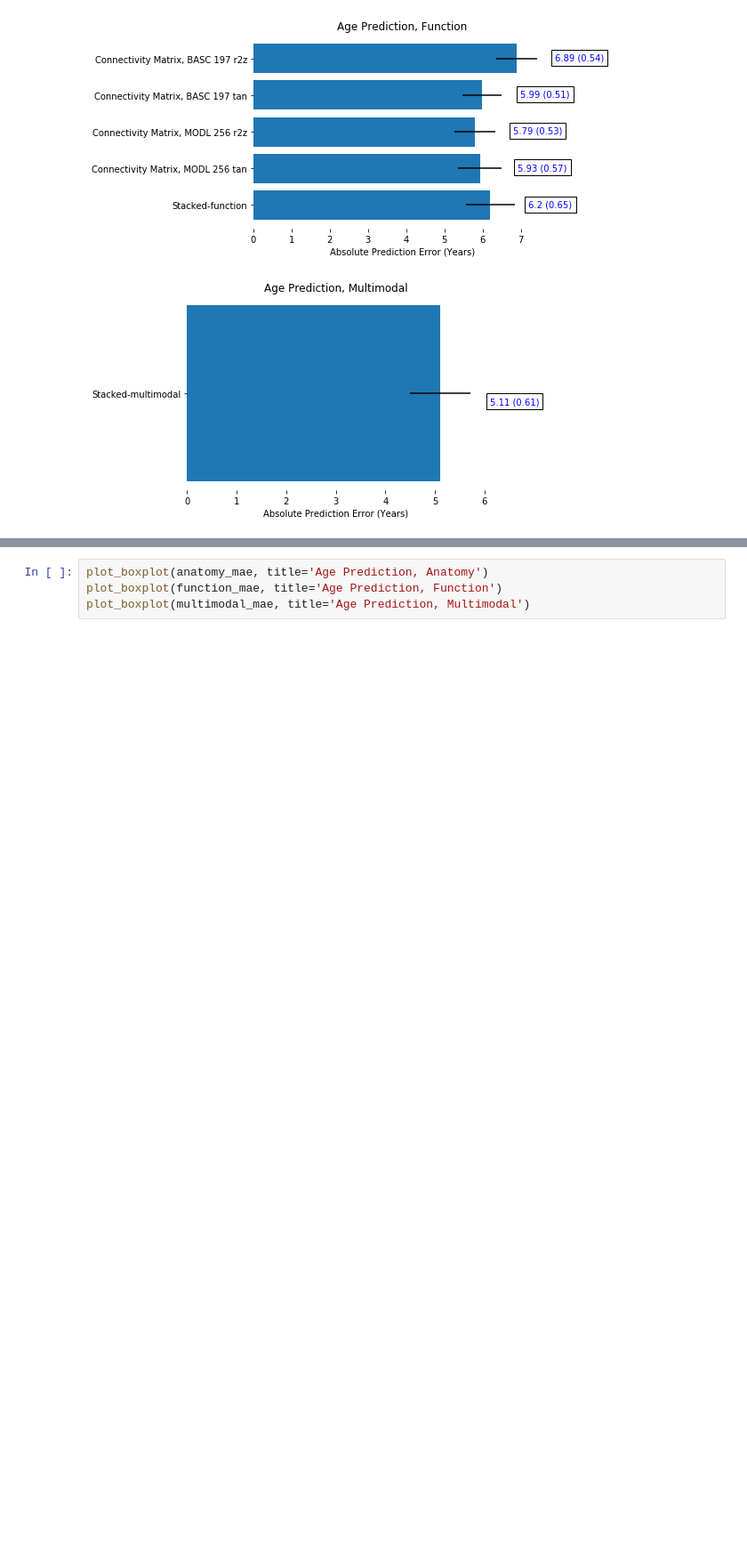
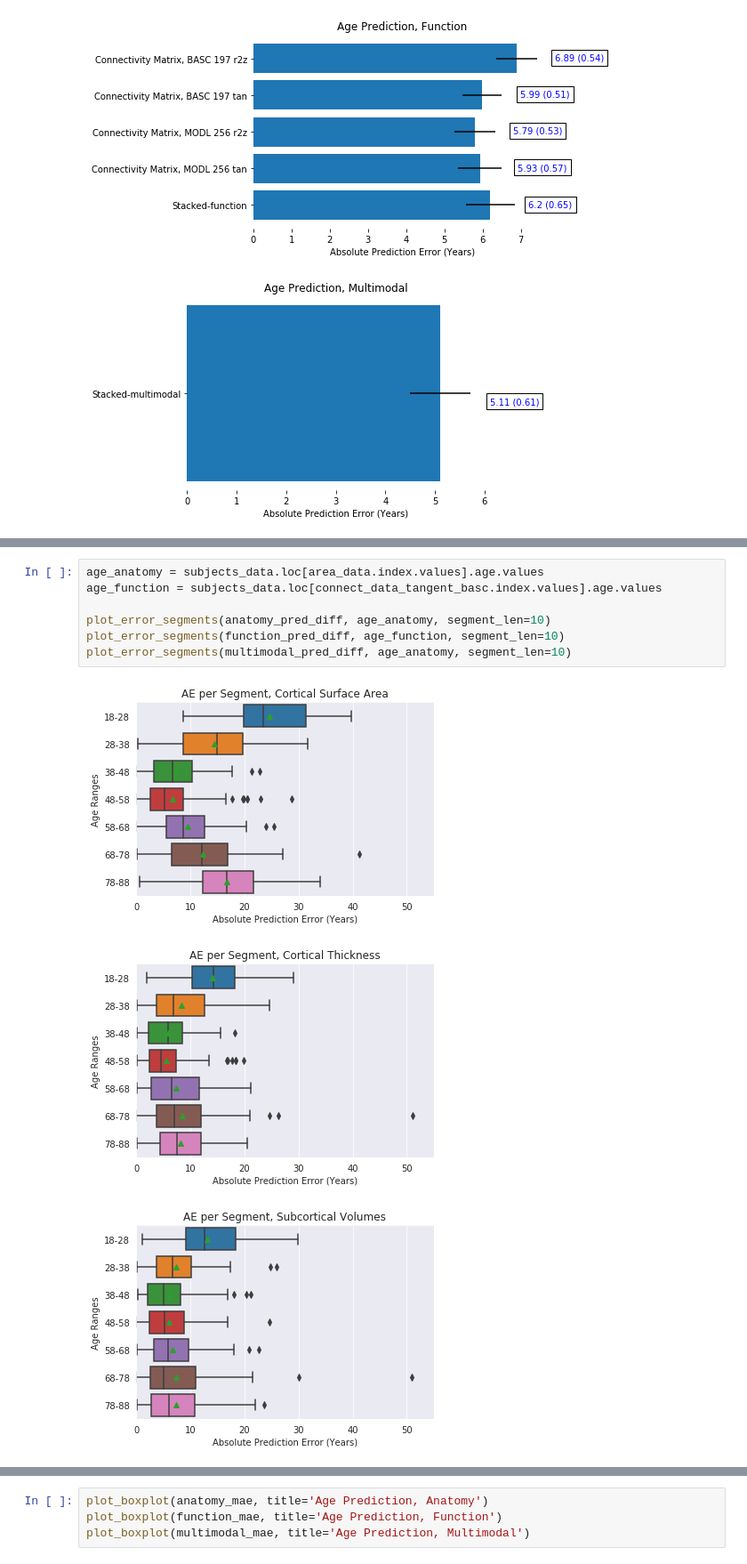
Before and after one commit to OlehKSS/camcan_analysis, a Jupyter notebook: notebook/mri/age_prediction.ipynb, the cells around one changed output, grey strips where cells are left out. Shown at 89% size. Cells and saved outputs as stored; diff of their text form; blank space fills up the shorter version.

```diff
--- a/notebook/mri/age_prediction.ipynb
+++ b/notebook/mri/age_prediction.ipynb
@@ -428,3 +426,14 @@ plot_error_age(multimodal_pred_diff, age, ylim=(-2, 55))
 [figure]
 [figure]
 [figure]
+# %%
+age_anatomy = subjects_data.loc[area_data.index.values].age.values
+age_function = subjects_data.loc[connect_data_tangent_basc.index.values].age.values
+
+plot_error_segments(anatomy_pred_diff, age_anatomy, segment_len=10)
+plot_error_segments(function_pred_diff, age_function, segment_len=10)
+plot_error_segments(multimodal_pred_diff, age_anatomy, segment_len=10)
+# %% [output]
+[figure, added]
+[figure, added]
+[figure, added]
```
Also changed, not shown: parts of 5 cells of this notebook, 2 other files.
